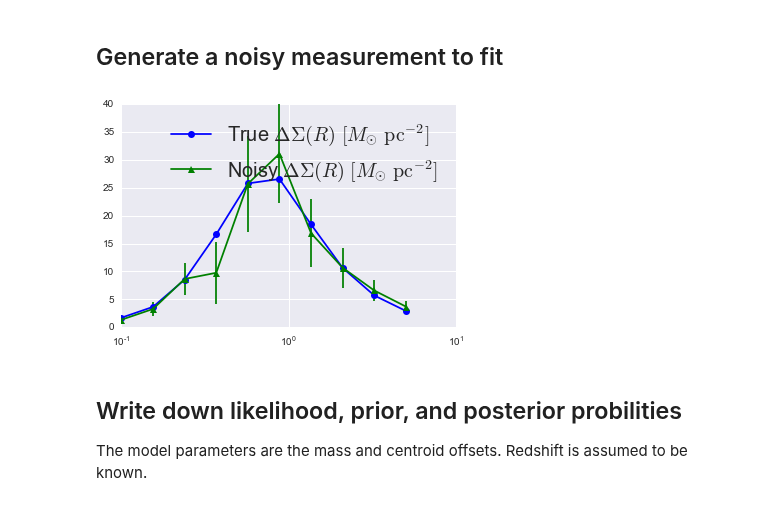
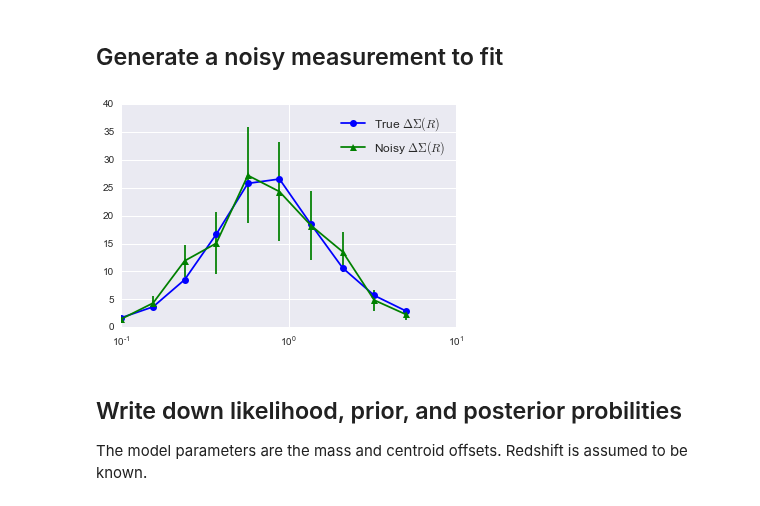
Before and after one commit to jesford/cluster-lensing, a Jupyter notebook: fitting_a_model.ipynb, the cells around one changed output. Saved outputs shown, nothing was run; the diff lists cells and outputs as text; code cells hidden in the pictures.

```diff
--- a/fitting_a_model.ipynb
+++ b/fitting_a_model.ipynb
@@ -16,45 +14,38 @@ alab = AstroLabels()
 # %%
 import matplotlib
 matplotlib.rcParams["axes.labelsize"] = 20
-matplotlib.rcParams["legend.fontsize"] = 20
+matplotlib.rcParams["legend.fontsize"] = 12
 # %% [markdown]
 ## Generate a noisy measurement to fit
 # %%
-# make up some data
-n_clusters = 1
-nbins = 10
-
 logm_true = 14
 off_true = 0.3
 
-redshifts = [0.2] * n_clusters
-mass = [10**logm_true] * n_clusters
-offsets = [off_true] * n_clusters
+nbins = 10
+
+redshifts = [0.2]
+mass = [10**logm_true]
+offsets = [off_true]
 rbins = np.logspace(np.log10(0.1), np.log10(5), num = nbins)
 
 cdata = ClusterEnsemble(redshifts)
 cdata.m200 = mass
 cdata.calc_nfw(rbins=rbins, offsets=offsets)
+dsigma_true = cdata.deltasigma_nfw.mean(axis=0).value
 
-#cdata.deltasigma_nfw.mean(axis=0)
-dsig_data = cdata.deltasigma_nfw.mean(axis=0).value
+# add scatter with a stddev of 20% of data
+noise = np.random.normal(scale=dsigma_true*0.2, size=nbins)
+y = dsigma_true + noise
+yerr = np.abs(dsigma_true/3)  # 33% error bars
-# %%
-# scatter with a stddev of % of data or max(data)?
-frac_err = 0.2
-noise = np.random.normal(scale=dsig_data*frac_err, size=nbins)
-y = dsig_data + noise
-
-# 33% error bars
-yerr = np.abs(dsig_data/3)
 # %%
-plt.plot(rbins, dsig_data, 'bo-', label='True '+alab.dsigma)
-plt.plot(rbins, y, 'g^-', label='Noisy '+alab.dsigma)
+plt.plot(rbins, dsigma_true, 'bo-', label='True $\Delta\Sigma(R)$')
+plt.plot(rbins, y, 'g^-', label='Noisy $\Delta\Sigma(R)$')
 plt.errorbar(rbins, y, yerr=yerr, color='g', linestyle='None')
 plt.xscale('log')
 plt.legend(loc='best')
 plt.show()
 # %% [output]
-[figure, old version]
+[figure, new version]
 # %% [markdown]
 ## Write down likelihood, prior, and posterior probilities
 The model parameters are the mass and centroid offsets. Redshift is assumed to be known.
```
Also changed, not shown: parts of 13 cells of this notebook, 1 other file.
